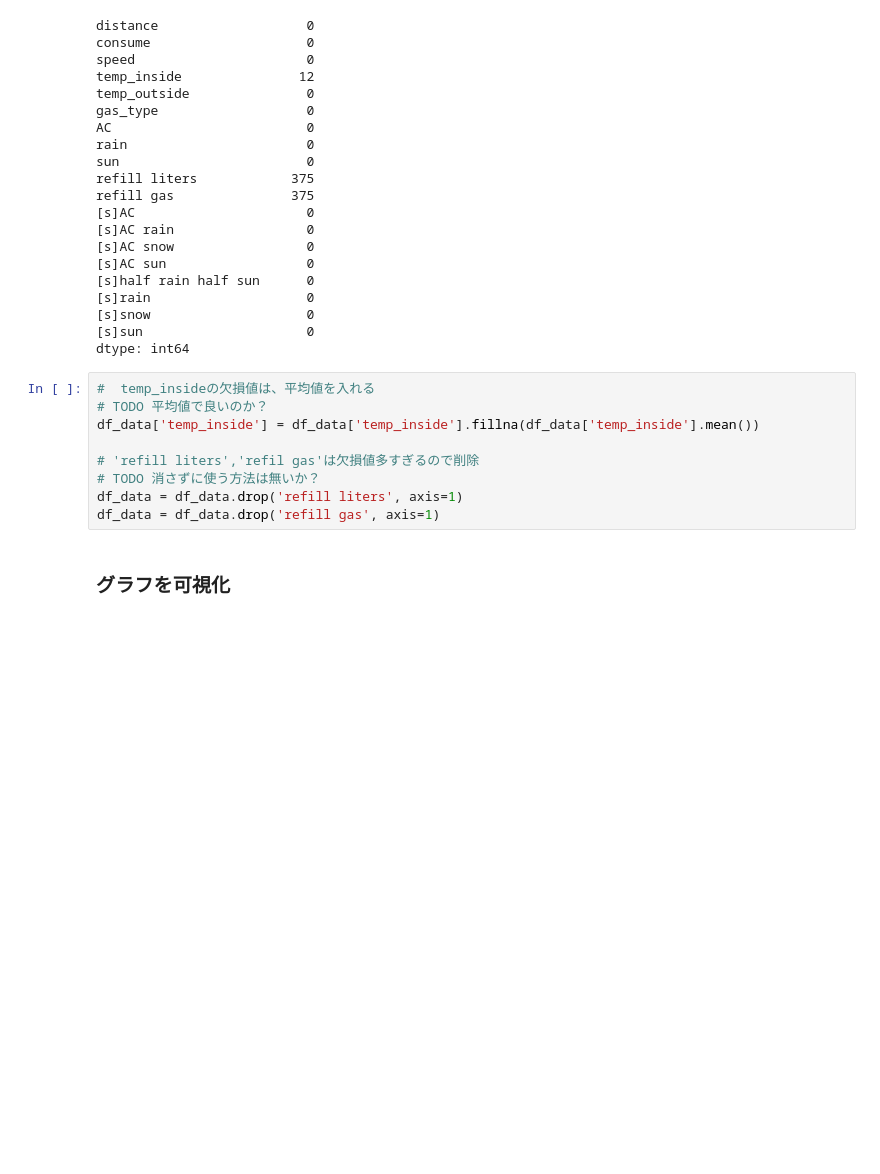
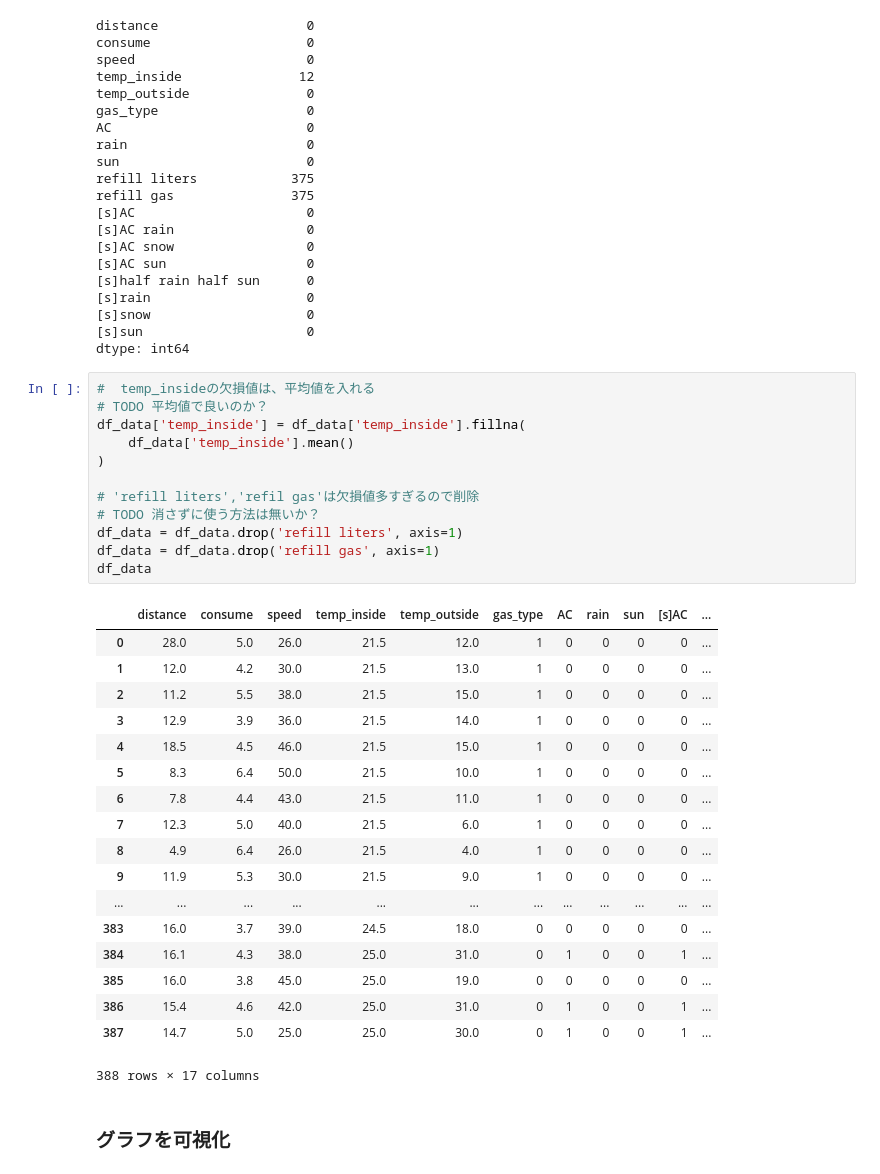
Before and after one commit to kusafusa-k/kaggle, a Jupyter notebook: Car_Fuel_Consumption/DAY1_work_草房慶.ipynb, the cells around one changed output. Drawn from its saved outputs; the diff is of its cells as text; blank space fills up the shorter version.

```diff
--- a/Car_Fuel_Consumption/DAY1_work_草房慶.ipynb
+++ b/Car_Fuel_Consumption/DAY1_work_草房慶.ipynb
@@ -157,11 +157,33 @@ dtype: int64
 # %%
 #  temp_insideの欠損値は、平均値を入れる
 # TODO 平均値で良いのか？
-df_data['temp_inside'] = df_data['temp_inside'].fillna(df_data['temp_inside'].mean())
+df_data['temp_inside'] = df_data['temp_inside'].fillna(
+    df_data['temp_inside'].mean()
+)
 
 # 'refill liters','refil gas'は欠損値多すぎるので削除
 # TODO 消さずに使う方法は無いか？
 df_data = df_data.drop('refill liters', axis=1)
 df_data = df_data.drop('refill gas', axis=1)
+df_data
+# %% [output]
+|  | distance | consume | speed | temp_inside | temp_outside | gas_type | AC | rain | sun | [s]AC | ... |
+| 0 | 28.0 | 5.0 | 26.0 | 21.5 | 12.0 | 1 | 0 | 0 | 0 | 0 | ... |
+| 1 | 12.0 | 4.2 | 30.0 | 21.5 | 13.0 | 1 | 0 | 0 | 0 | 0 | ... |
+| 2 | 11.2 | 5.5 | 38.0 | 21.5 | 15.0 | 1 | 0 | 0 | 0 | 0 | ... |
+| 3 | 12.9 | 3.9 | 36.0 | 21.5 | 14.0 | 1 | 0 | 0 | 0 | 0 | ... |
+| 4 | 18.5 | 4.5 | 46.0 | 21.5 | 15.0 | 1 | 0 | 0 | 0 | 0 | ... |
+| 5 | 8.3 | 6.4 | 50.0 | 21.5 | 10.0 | 1 | 0 | 0 | 0 | 0 | ... |
+| 6 | 7.8 | 4.4 | 43.0 | 21.5 | 11.0 | 1 | 0 | 0 | 0 | 0 | ... |
+| 7 | 12.3 | 5.0 | 40.0 | 21.5 | 6.0 | 1 | 0 | 0 | 0 | 0 | ... |
+| 8 | 4.9 | 6.4 | 26.0 | 21.5 | 4.0 | 1 | 0 | 0 | 0 | 0 | ... |
+| 9 | 11.9 | 5.3 | 30.0 | 21.5 | 9.0 | 1 | 0 | 0 | 0 | 0 | ... |
+| ... | ... | ... | ... | ... | ... | ... | ... | ... | ... | ... | ... |
+| 383 | 16.0 | 3.7 | 39.0 | 24.5 | 18.0 | 0 | 0 | 0 | 0 | 0 | ... |
+| 384 | 16.1 | 4.3 | 38.0 | 25.0 | 31.0 | 0 | 1 | 0 | 0 | 1 | ... |
+| 385 | 16.0 | 3.8 | 45.0 | 25.0 | 19.0 | 0 | 0 | 0 | 0 | 0 | ... |
+| 386 | 15.4 | 4.6 | 42.0 | 25.0 | 31.0 | 0 | 1 | 0 | 0 | 1 | ... |
+| 387 | 14.7 | 5.0 | 25.0 | 25.0 | 30.0 | 0 | 1 | 0 | 0 | 1 | ... |
+388 rows × 17 columns
 # %% [markdown]
 ### グラフを可視化
```
Also changed, not shown: parts of 12 cells of this notebook.
